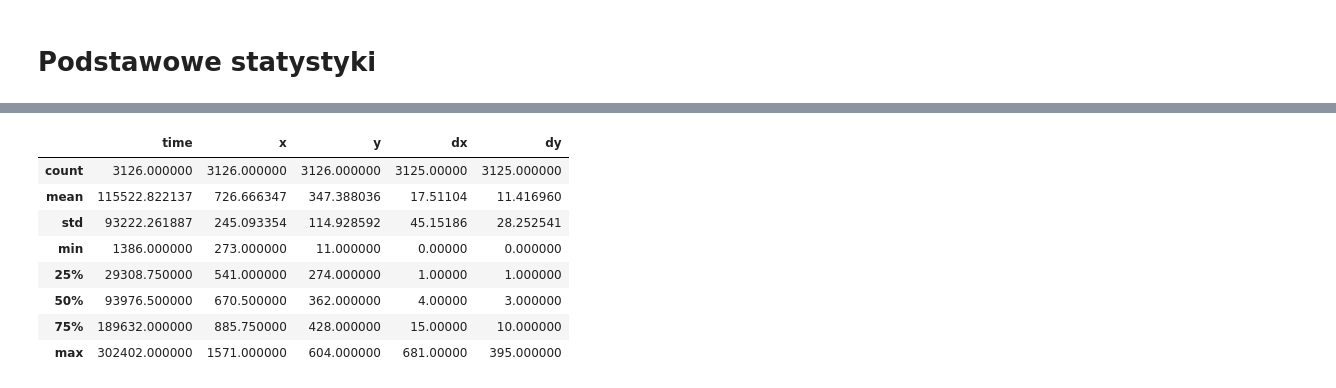
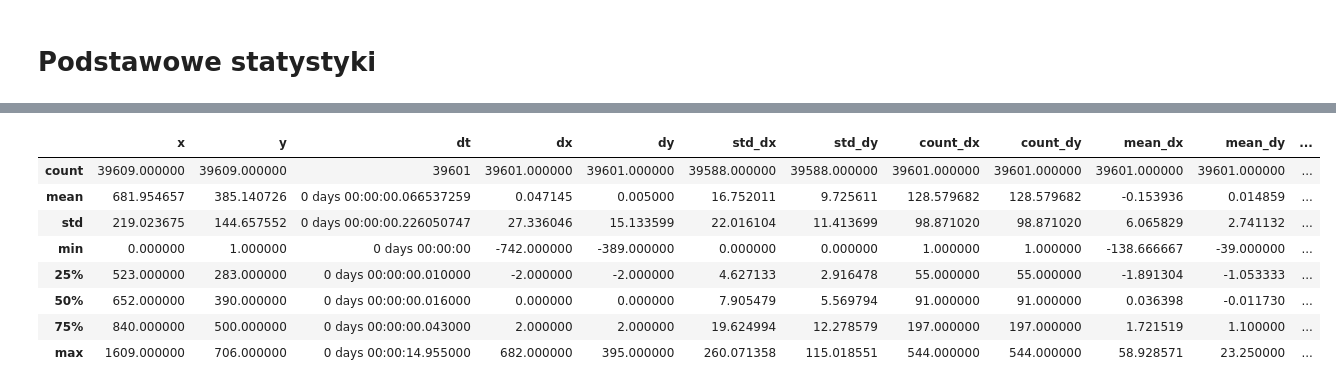
Before and after one commit to operixon/mlsg-kaggle, a Jupyter notebook: mouseprobe.ipynb, the cells around one changed output, grey strips where cells are left out. Drawn from its saved outputs; the diff is of its cells as text; code cells hidden in the pictures.

```diff
--- a/mouseprobe.ipynb
+++ b/mouseprobe.ipynb
@@ -23,21 +27,3 @@ Cloning into 'mouseml'...
 # %% [output]
 t1-artur-local-session-1.txt  t1-konrad-local-session-1-touhpad.txt
 t1-artur-local-session-2.txt  t1-konrad-local-session-2-mouse.txt
-# %%
-def readFromFile(f):
-  print(f)
-  d = pd.read_csv(f, skiprows=3, header=None)
-  d.columns = columnNames
-  d['file'] = f
-  return d
-
-def readFromDir(dir,t) :
-  localData = pd.concat(map(readFromFile, glob.glob(os.path.join(dir, "*.txt"))))
-  localData['session'] = t
-  return localData
-
-def loadData() :
-   return pd.concat([readFromDir('mouseml/test1/local/clean/','local'),
-                    readFromDir('mouseml/test1/remote/clean/','remote')])
-
-data = loadData()
@@ -70,12 +159,12 @@ NameError: ignored
 # %%
-u1L.describe()
+mdp.describe()
 # %% [output]
-|  | time | x | y | dx | dy |
-| count | 3126.000000 | 3126.000000 | 3126.000000 | 3125.00000 | 3125.000000 |
-| mean | 115522.822137 | 726.666347 | 347.388036 | 17.51104 | 11.416960 |
-| std | 93222.261887 | 245.093354 | 114.928592 | 45.15186 | 28.252541 |
-| min | 1386.000000 | 273.000000 | 11.000000 | 0.00000 | 0.000000 |
-| 25% | 29308.750000 | 541.000000 | 274.000000 | 1.00000 | 1.000000 |
-| 50% | 93976.500000 | 670.500000 | 362.000000 | 4.00000 | 3.000000 |
-| 75% | 189632.000000 | 885.750000 | 428.000000 | 15.00000 | 10.000000 |
-| max | 302402.000000 | 1571.000000 | 604.000000 | 681.00000 | 395.000000 |
+|  | x | y | dt | dx | dy | std_dx | std_dy | count_dx | count_dy | mean_dx | mean_dy | ... |
+| count | 39609.000000 | 39609.000000 | 39601 | 39601.000000 | 39601.000000 | 39588.000000 | 39588.000000 | 39601.000000 | 39601.000000 | 39601.000000 | 39601.000000 | ... |
+| mean | 681.954657 | 385.140726 | 0 days 00:00:00.066537259 | 0.047145 | 0.005000 | 16.752011 | 9.725611 | 128.579682 | 128.579682 | -0.153936 | 0.014859 | ... |
+| std | 219.023675 | 144.657552 | 0 days 00:00:00.226050747 | 27.336046 | 15.133599 | 22.016104 | 11.413699 | 98.871020 | 98.871020 | 6.065829 | 2.741132 | ... |
+| min | 0.000000 | 1.000000 | 0 days 00:00:00 | -742.000000 | -389.000000 | 0.000000 | 0.000000 | 1.000000 | 1.000000 | -138.666667 | -39.000000 | ... |
+| 25% | 523.000000 | 283.000000 | 0 days 00:00:00.010000 | -2.000000 | -2.000000 | 4.627133 | 2.916478 | 55.000000 | 55.000000 | -1.891304 | -1.053333 | ... |
+| 50% | 652.000000 | 390.000000 | 0 days 00:00:00.016000 | 0.000000 | 0.000000 | 7.905479 | 5.569794 | 91.000000 | 91.000000 | 0.036398 | -0.011730 | ... |
+| 75% | 840.000000 | 500.000000 | 0 days 00:00:00.043000 | 2.000000 | 2.000000 | 19.624994 | 12.278579 | 197.000000 | 197.000000 | 1.721519 | 1.100000 | ... |
+| max | 1609.000000 | 706.000000 | 0 days 00:00:14.955000 | 682.000000 | 395.000000 | 260.071358 | 115.018551 | 544.000000 | 544.000000 | 58.928571 | 23.250000 | ... |
```
Also changed, not shown: parts of 44 cells of this notebook.
